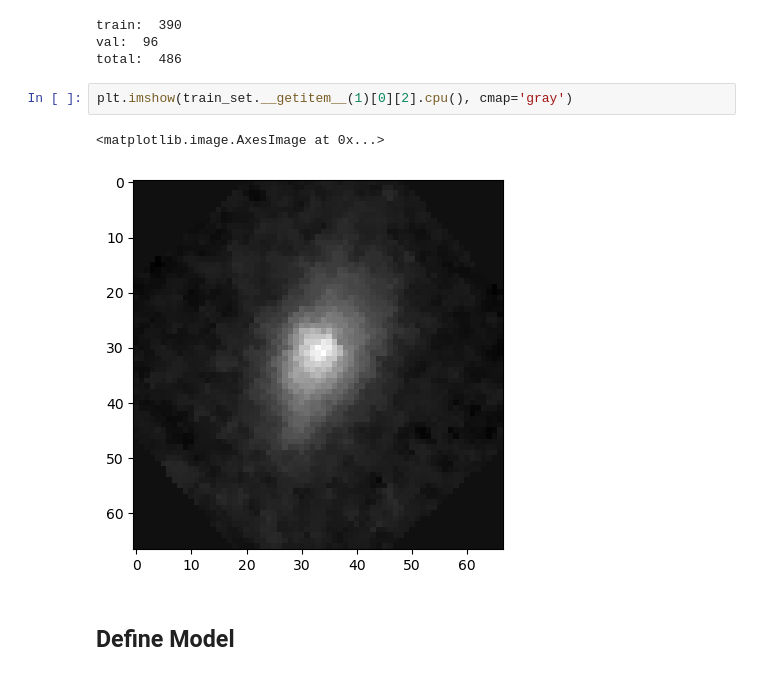
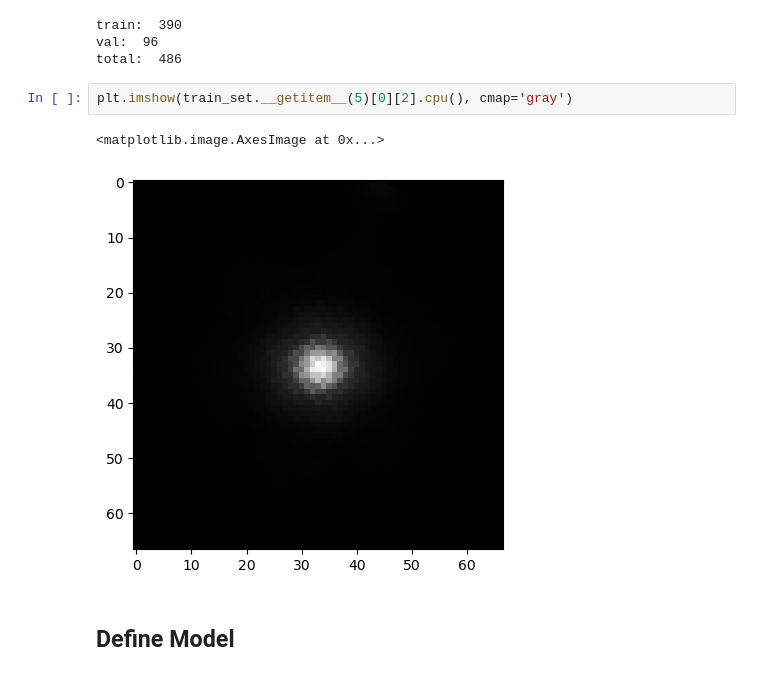
Before and after one commit to hartysimon-sketch/Galaxy-Classifier, a Jupyter notebook: Summer Research/Training/classification.ipynb, the cells around one changed output. Cells and saved outputs as stored; diff of their text form.

```diff
--- a/Summer Research/Training/classification.ipynb
+++ b/Summer Research/Training/classification.ipynb
@@ -132,10 +132,10 @@ train:  390
 val:  96
 total:  486
 # %%
-plt.imshow(train_set.__getitem__(1)[0][2].cpu(), cmap='gray')
+plt.imshow(train_set.__getitem__(5)[0][2].cpu(), cmap='gray')
 # %% [output]
 <matplotlib.image.AxesImage at 0x...>
-[figure, old version]
+[figure, new version]
 # %% [markdown]
 ## Define Model
 # %%
```
Also changed, not shown: parts of 4 cells of this notebook, 2 other files.
